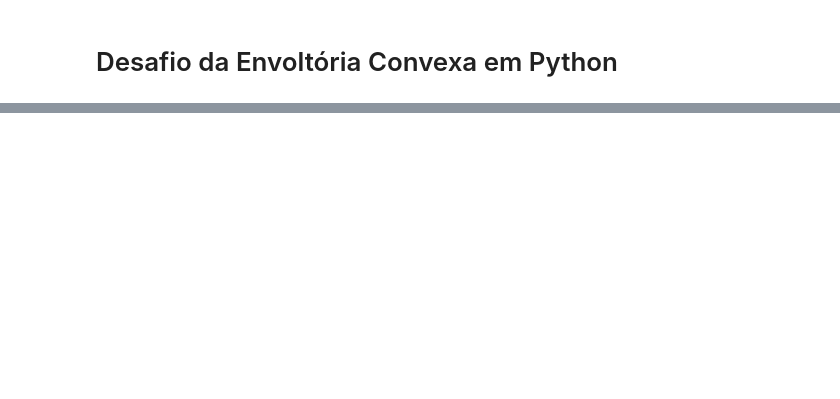
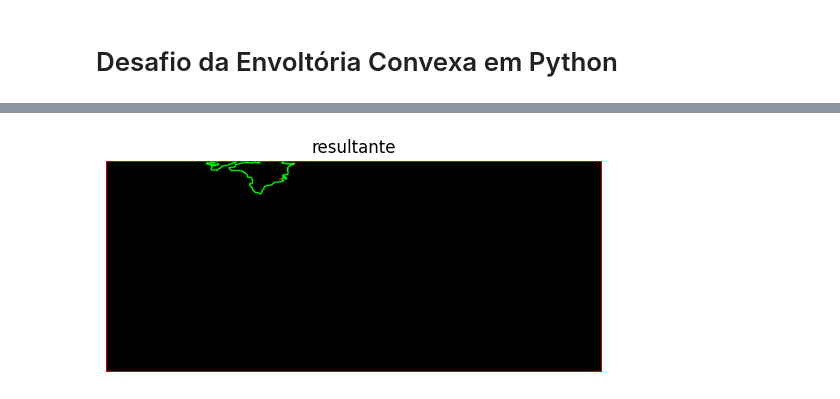
Before and after one commit to Danielcmc100/Envolt-ria-Convexa, a Jupyter notebook: Desafio_Envoltoria_Convexa.ipynb, the cells around one changed output, grey strips where cells are left out. Saved outputs shown, nothing was run; the diff lists cells and outputs as text; code cells hidden in the pictures; blank space fills up the shorter version.

```diff
--- a/Desafio_Envoltoria_Convexa.ipynb
+++ b/Desafio_Envoltoria_Convexa.ipynb
@@ -79,3 +99,22 @@ plt.show()
+# %%
+
+# Encontre a Envoltória Convexa para cada contorno
+convex_hulls = [cv2.convexHull(cnt) for cnt in contours]
+
+# Crie uma imagem em branco
+blank_img = np.zeros_like(src)
+
+# Desenhe os contornos em verde
+cv2.drawContours(blank_img, contours, -1, (0, 255, 0), 2)
+
+# Desenhe a Envoltória Convexa em azul
+cv2.drawContours(blank_img, convex_hulls, -1, (255, 0, 0), 2)
+print()
 # %%
 # Exiba a imagem resultante com os contornos e a Envoltória Convexa
-# [INSIRA O SEU BLOCO DE CÓDIGO AQUI]
+plt.imshow(blank_img)
+plt.title('resultante')
+plt.axis('off')
+plt.show()
+# %% [output]
+[figure, added]
```
Also changed, not shown: parts of 9 cells of this notebook, 2 other files.
